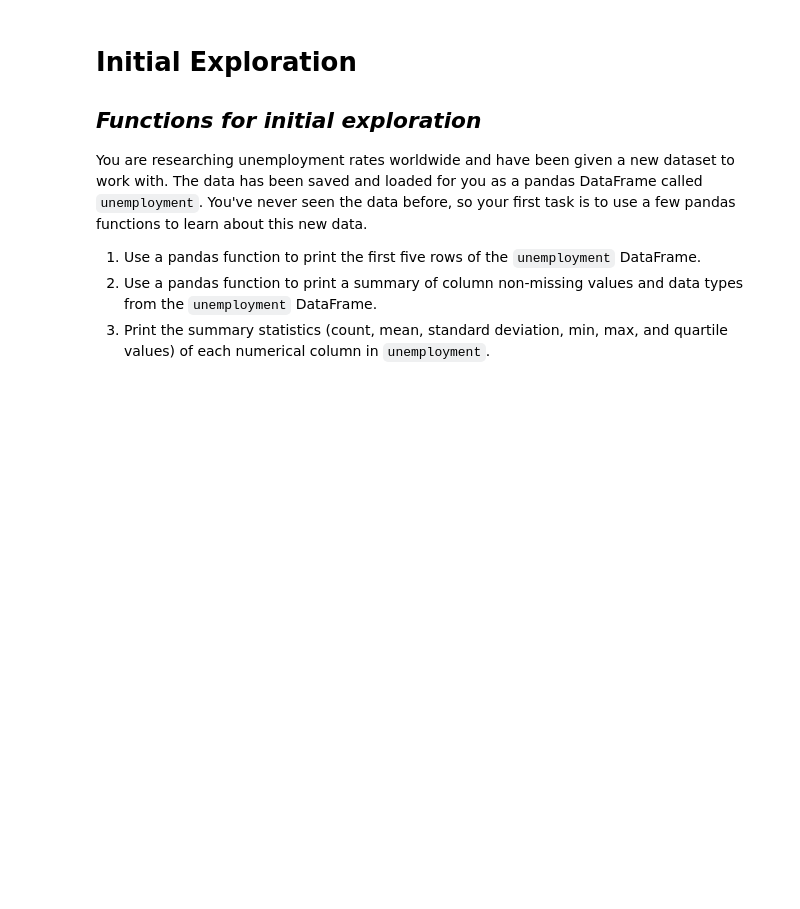
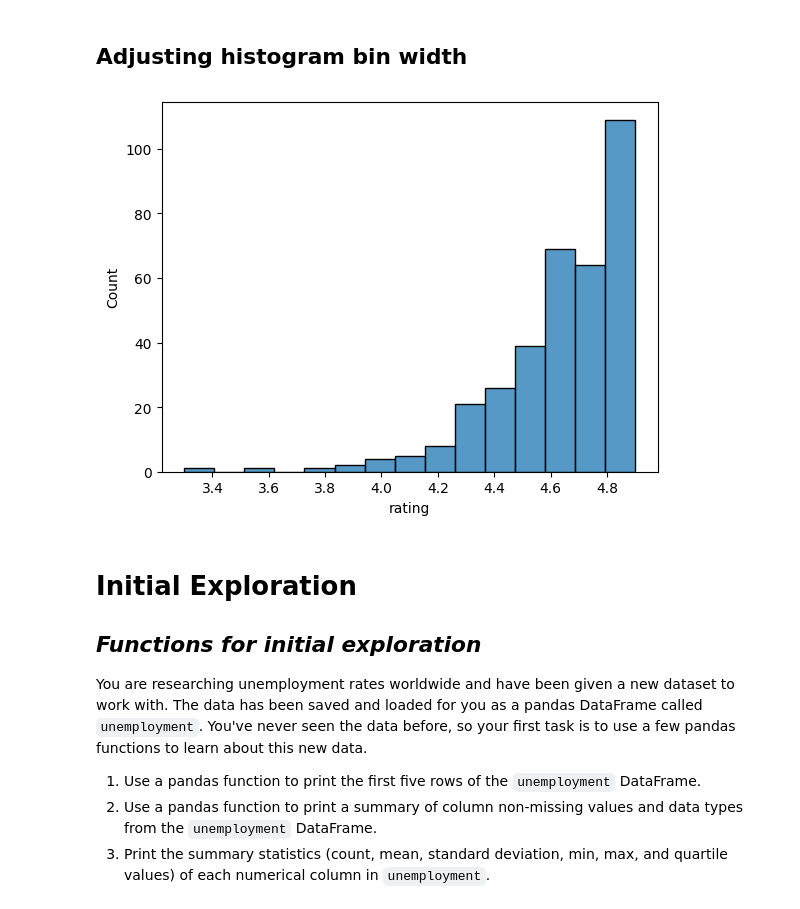
Before and after one commit to armeros/DC_Stats, a Jupyter notebook: Exploratory_Data_Analysis_New/Exploratory_Data_Analysis_New.ipynb, the cells around one changed output. Cells and saved outputs as stored; diff of their text form; code cells hidden in the pictures; blank space fills up the shorter version.

```diff
--- a/Exploratory_Data_Analysis_New/Exploratory_Data_Analysis_New.ipynb
+++ b/Exploratory_Data_Analysis_New/Exploratory_Data_Analysis_New.ipynb
@@ -3,3 +11,10 @@ import pandas as pd, numpy as np, matplotlib.pyplot as plt, seaborn as sns
+# %% [markdown]
+## **Adjusting histogram bin width**
+# %%
+sns.histplot(data=books, x='rating', binwidth=0.11)
+plt.show()
+# %% [output]
+[figure, added]
 # %% [markdown]
 # **Initial Exploration**
 
```
Also changed, not shown: parts of 59 cells of this notebook, 1 other file.
